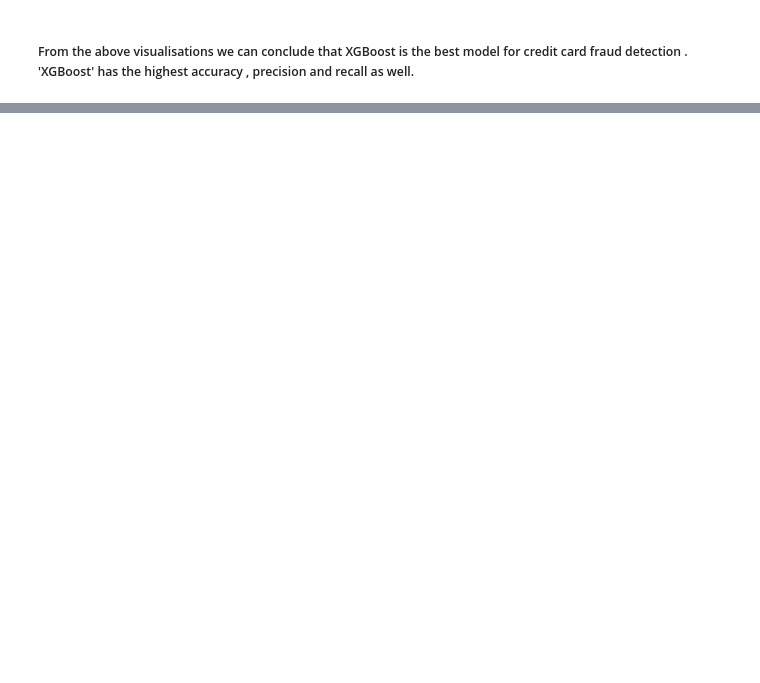
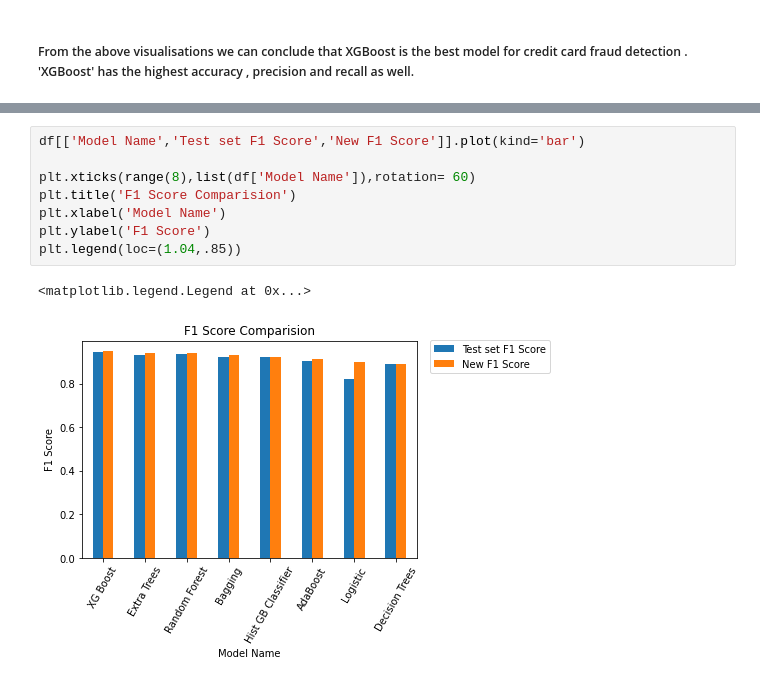
Before and after one commit to PHNPR/Credit-Card-Fraud-Detection, a Jupyter notebook: Credit Card Fraud.ipynb, the cells around one changed output, grey strips where cells are left out. Drawn from its saved outputs; the diff is of its cells as text; blank space fills up the shorter version.

```diff
--- a/Credit Card Fraud.ipynb
+++ b/Credit Card Fraud.ipynb
@@ -298,0 +312,11 @@ Text(0.09, 0.44, 'Actual Label')
+# %%
+df[['Model Name','Test set F1 Score','New F1 Score']].plot(kind='bar')
+
+plt.xticks(range(8),list(df['Model Name']),rotation= 60)
+plt.title('F1 Score Comparision')
+plt.xlabel('Model Name')
+plt.ylabel('F1 Score')
+plt.legend(loc=(1.04,.85))
+# %% [output]
+<matplotlib.legend.Legend at 0x...>
+[figure, added]
```
Also changed, not shown: parts of 5 cells of this notebook.
